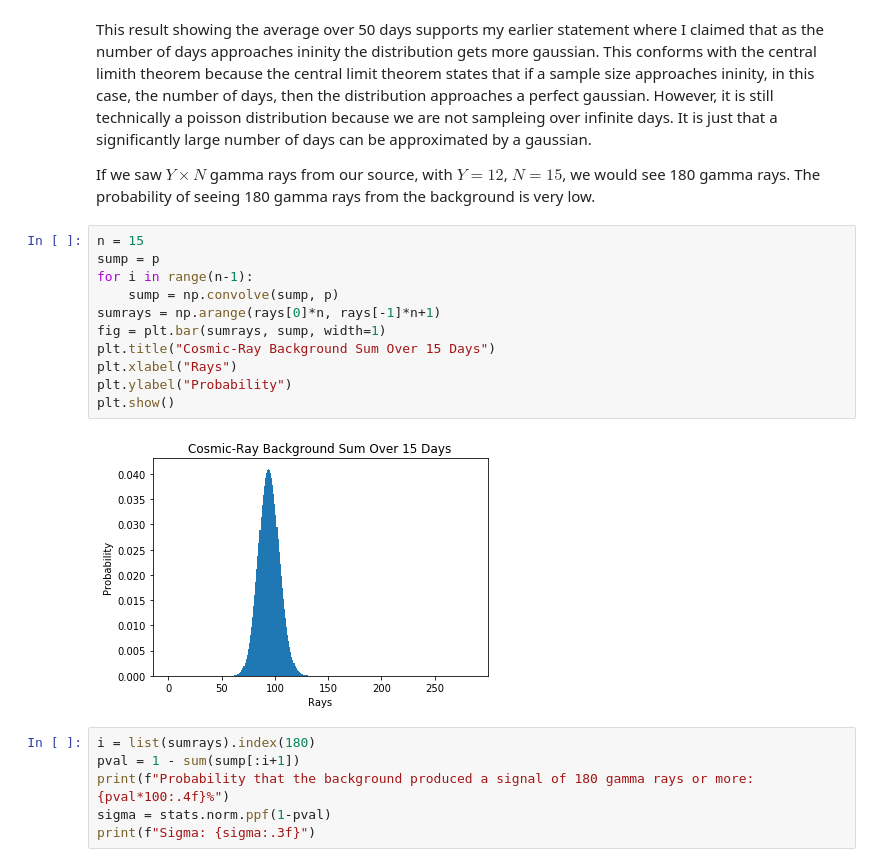
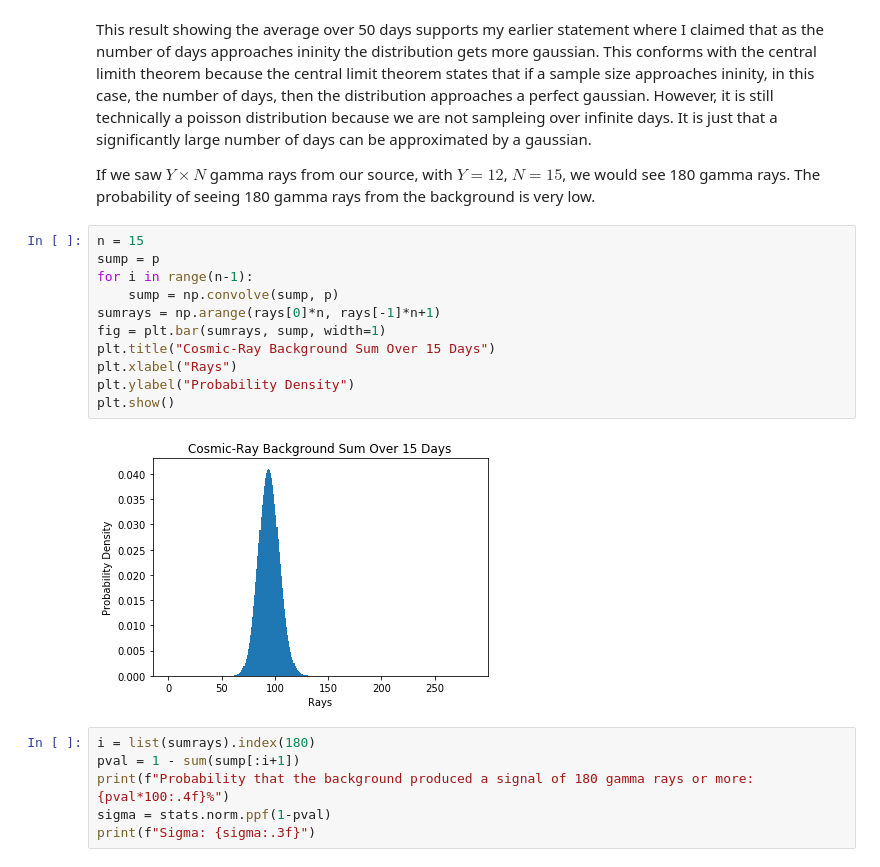
Before and after one commit to SaranshPK/Phys434, a Jupyter notebook: lab#2.ipynb, the cells around one changed output. Drawn from its saved outputs; the diff is of its cells as text.

```diff
--- a/lab#2.ipynb
+++ b/lab#2.ipynb
@@ -74,16 +74,16 @@ If we saw $Y\times N$ gamma rays from our source, with $Y = 12$, $N = 15$, we wo
 # %%
 n = 15
 sump = p
 for i in range(n-1):
     sump = np.convolve(sump, p)
 sumrays = np.arange(rays[0]*n, rays[-1]*n+1)
 fig = plt.bar(sumrays, sump, width=1)
 plt.title("Cosmic-Ray Background Sum Over 15 Days")
 plt.xlabel("Rays")
-plt.ylabel("Probability")
+plt.ylabel("Probability Density")
 plt.show()
 # %% [output]
-[figure, old version]
+[figure, new version]
 # %%
 i = list(sumrays).index(180)
 pval = 1 - sum(sump[:i+1])
```
Also changed, not shown: parts of 12 cells of this notebook, 1 other file.
